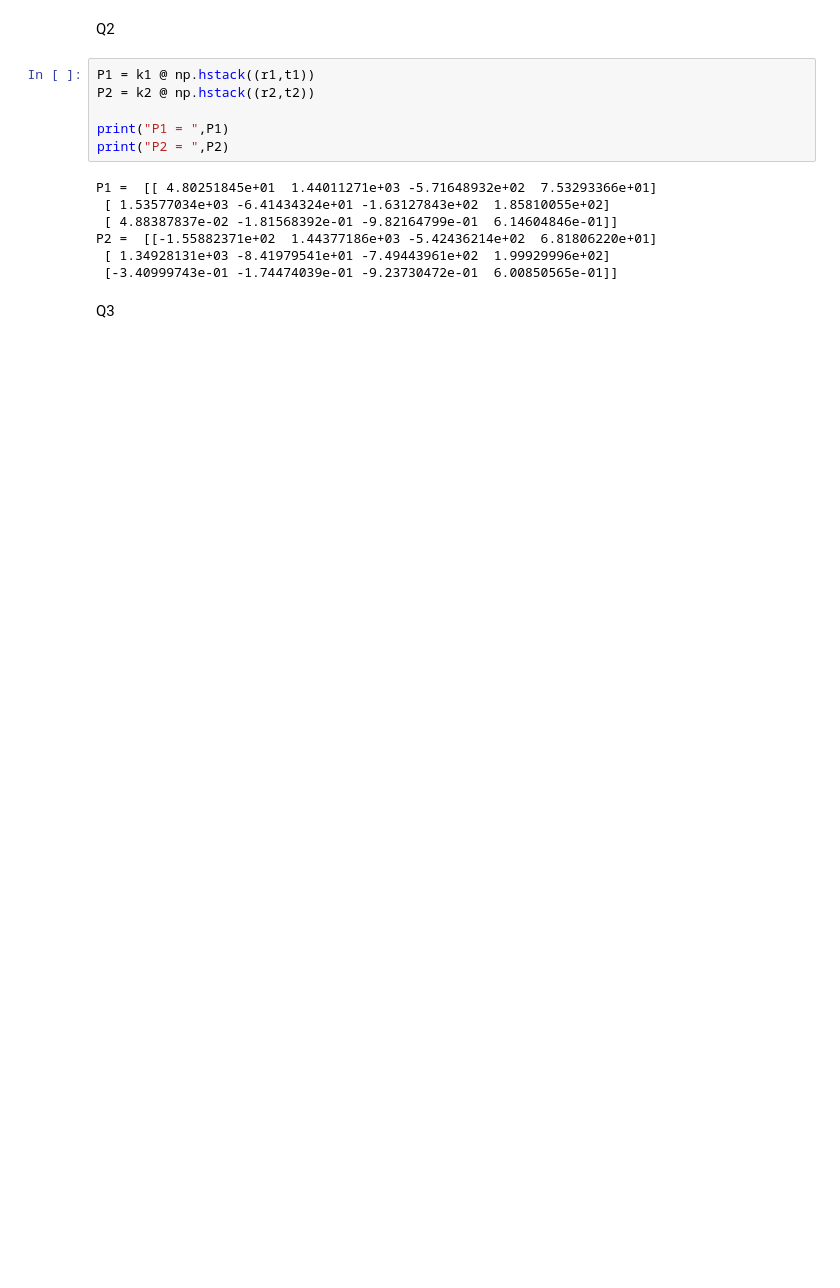
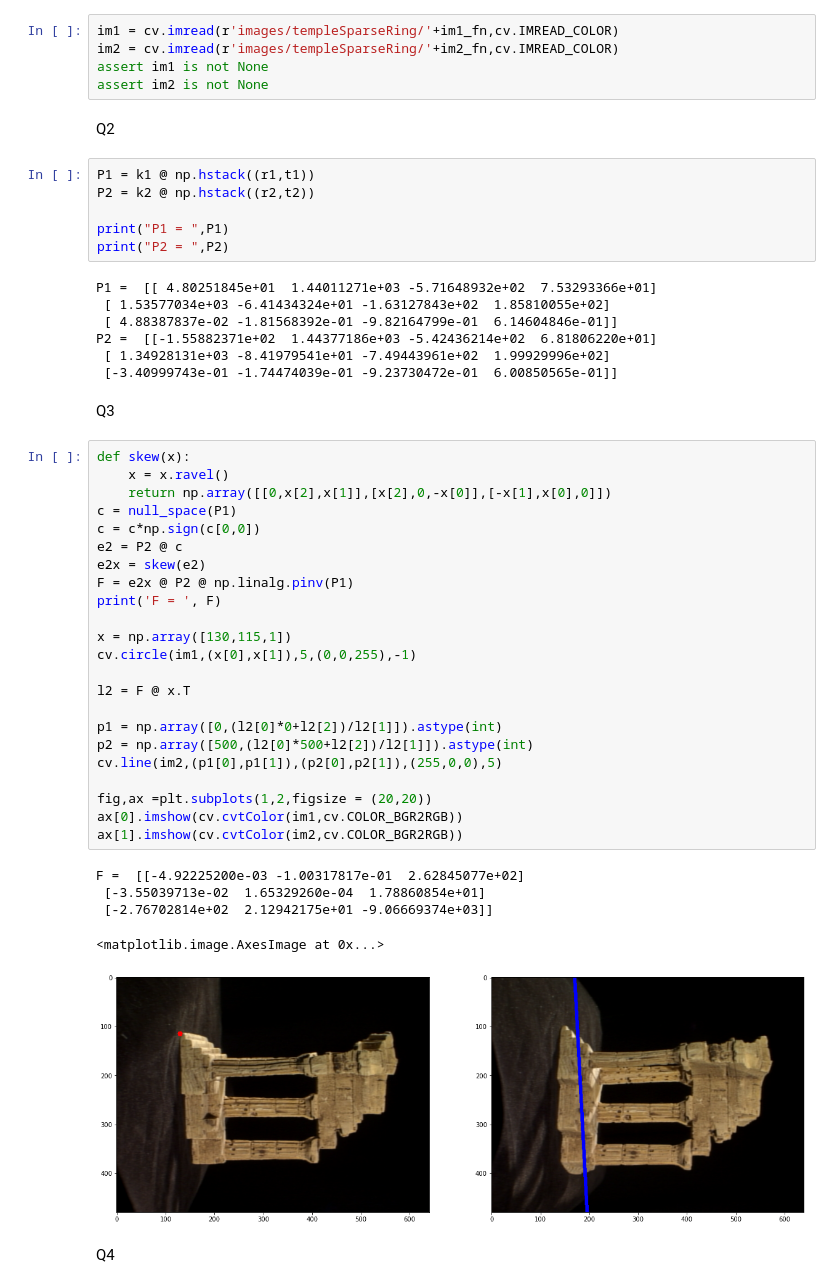
Before and after one commit to Nisitha529/EN2550_ImageProcessingAndMachineVision, a Jupyter notebook: Day 8/day8.ipynb, the cells around one changed output. Cells and saved outputs as stored; diff of their text form; blank space fills up the shorter version.

```diff
--- a/Day 8/day8.ipynb
+++ b/Day 8/day8.ipynb
@@ -26,6 +26,11 @@ im2_fn = l[0]
 k2 = np.array([float(i) for i in l[1:10]]).reshape((3,3))
 r2 = np.array([float(i) for i in l[10:19]]).reshape((3,3))
 t2 = np.array([float(i) for i in l[19:22]]).reshape((3,1))
+# %%
+im1 = cv.imread(r'images/templeSparseRing/'+im1_fn,cv.IMREAD_COLOR)
+im2 = cv.imread(r'images/templeSparseRing/'+im2_fn,cv.IMREAD_COLOR)
+assert im1 is not None
+assert im2 is not None
 # %% [markdown]
 Q2
 # %%
@@ -43,3 +48,34 @@ P2 =  [[-1.55882371e+02  1.44377186e+03 -5.42436214e+02  6.81806220e+01]
  [-3.40999743e-01 -1.74474039e-01 -9.23730472e-01  6.00850565e-01]]
 # %% [markdown]
 Q3
+# %%
+def skew(x):
+    x = x.ravel()
+    return np.array([[0,x[2],x[1]],[x[2],0,-x[0]],[-x[1],x[0],0]])
+c = null_space(P1)
+c = c*np.sign(c[0,0])
+e2 = P2 @ c
+e2x = skew(e2)
+F = e2x @ P2 @ np.linalg.pinv(P1)
+print('F = ', F)
+
+x = np.array([130,115,1])
+cv.circle(im1,(x[0],x[1]),5,(0,0,255),-1)
+
+l2 = F @ x.T
+
+p1 = np.array([0,(l2[0]*0+l2[2])/l2[1]]).astype(int)
+p2 = np.array([500,(l2[0]*500+l2[2])/l2[1]]).astype(int)
+cv.line(im2,(p1[0],p1[1]),(p2[0],p2[1]),(255,0,0),5)
+
+fig,ax =plt.subplots(1,2,figsize = (20,20))
+ax[0].imshow(cv.cvtColor(im1,cv.COLOR_BGR2RGB))
+ax[1].imshow(cv.cvtColor(im2,cv.COLOR_BGR2RGB))
+# %% [output]
+F =  [[-4.92225200e-03 -1.00317817e-01  2.62845077e+02]
+ [-3.55039713e-02  1.65329260e-04  1.78860854e+01]
+ [-2.76702814e+02  2.12942175e+01 -9.06669374e+03]]
+<matplotlib.image.AxesImage at 0x...>
+[figure, added]
+# %% [markdown]
+Q4
```
